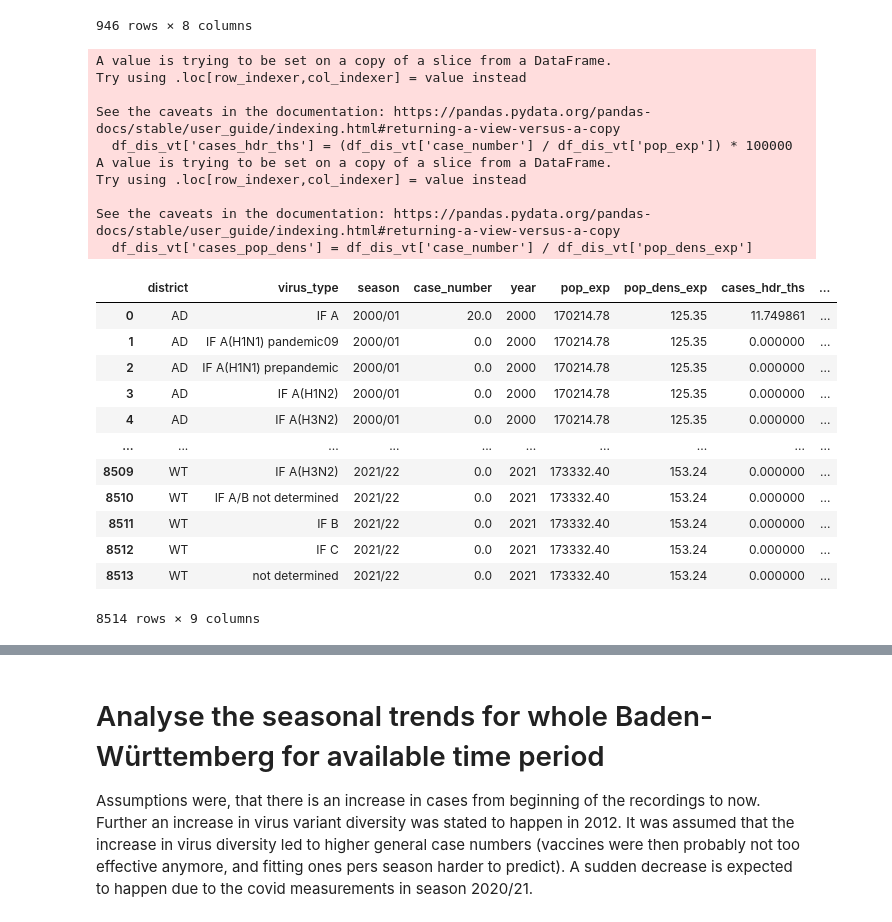
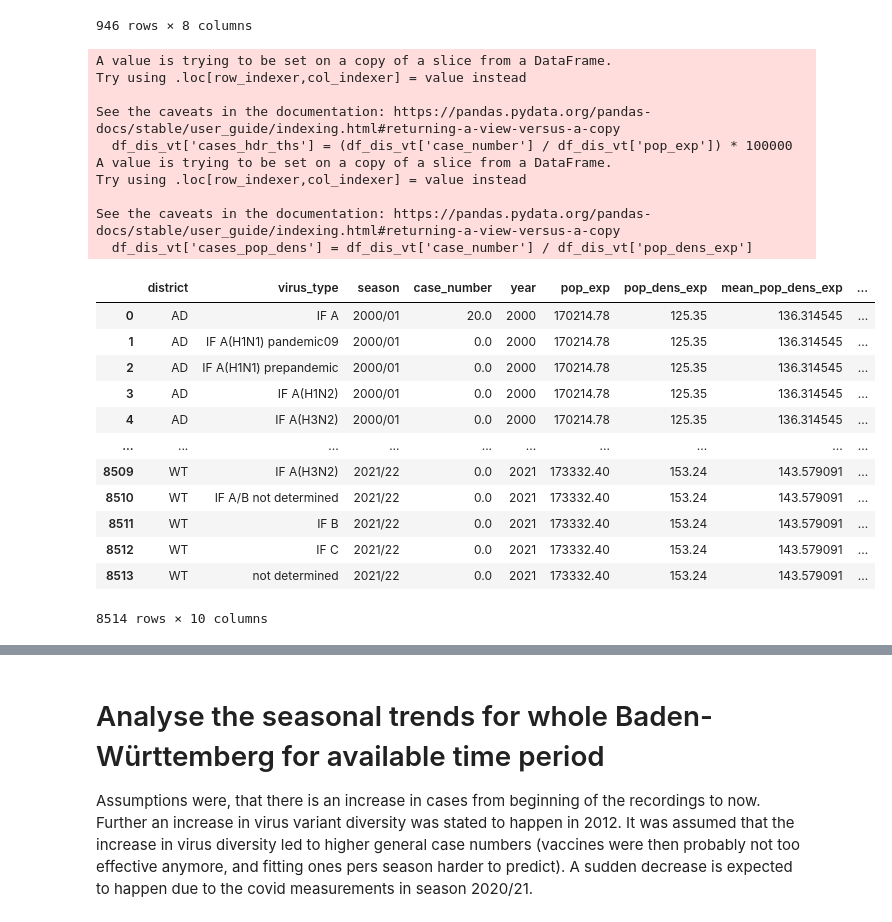
Before and after one commit to ChiaraBecht/programming_1_influenza, a Jupyter notebook: analysis/Final_assignment_Data_Analysis.ipynb, the cells around one changed output, grey strips where cells are left out. Cells and saved outputs as stored; diff of their text form; code cells hidden in the pictures.

```diff
--- a/analysis/Final_assignment_Data_Analysis.ipynb
+++ b/analysis/Final_assignment_Data_Analysis.ipynb
@@ -156,35 +156,35 @@ df_dis
 946 rows × 8 columns
 # %%
 # district level per virus type
-df_dis_vt = df[['district', 'virus_type', 'season', 'case_number', 'year', 'pop_exp', 'pop_dens_exp']]
+df_dis_vt = df[['district', 'virus_type', 'season', 'case_number', 'year', 'pop_exp', 'pop_dens_exp', 'mean_pop_dens_exp']]
 
 # calculate case numbers per 100.000 inhabitants
 df_dis_vt['cases_hdr_ths'] = (df_dis_vt['case_number'] / df_dis_vt['pop_exp']) * 100000
 
 # calculate case numbers per population density
 df_dis_vt['cases_pop_dens'] = df_dis_vt['case_number'] / df_dis_vt['pop_dens_exp']
 df_dis_vt
 # %% [output]
 A value is trying to be set on a copy of a slice from a DataFrame.
 Try using .loc[row_indexer,col_indexer] = value instead
 
 See the caveats in the documentation: https://pandas.pydata.org/pandas-docs/stable/user_guide/indexing.html#returning-a-view-versus-a-copy
   df_dis_vt['cases_hdr_ths'] = (df_dis_vt['case_number'] / df_dis_vt['pop_exp']) * 100000
 A value is trying to be set on a copy of a slice from a DataFrame.
 Try using .loc[row_indexer,col_indexer] = value instead
 
 See the caveats in the documentation: https://pandas.pydata.org/pandas-docs/stable/user_guide/indexing.html#returning-a-view-versus-a-copy
   df_dis_vt['cases_pop_dens'] = df_dis_vt['case_number'] / df_dis_vt['pop_dens_exp']
-|  | district | virus_type | season | case_number | year | pop_exp | pop_dens_exp | cases_hdr_ths | ... |
-| 0 | AD | IF A | 2000/01 | 20.0 | 2000 | 170214.78 | 125.35 | 11.749861 | ... |
-| 1 | AD | IF A(H1N1) pandemic09 | 2000/01 | 0.0 | 2000 | 170214.78 | 125.35 | 0.000000 | ... |
-| 2 | AD | IF A(H1N1) prepandemic | 2000/01 | 0.0 | 2000 | 170214.78 | 125.35 | 0.000000 | ... |
-| 3 | AD | IF A(H1N2) | 2000/01 | 0.0 | 2000 | 170214.78 | 125.35 | 0.000000 | ... |
-| 4 | AD | IF A(H3N2) | 2000/01 | 0.0 | 2000 | 170214.78 | 125.35 | 0.000000 | ... |
+|  | district | virus_type | season | case_number | year | pop_exp | pop_dens_exp | mean_pop_dens_exp | ... |
+| 0 | AD | IF A | 2000/01 | 20.0 | 2000 | 170214.78 | 125.35 | 136.314545 | ... |
+| 1 | AD | IF A(H1N1) pandemic09 | 2000/01 | 0.0 | 2000 | 170214.78 | 125.35 | 136.314545 | ... |
+| 2 | AD | IF A(H1N1) prepandemic | 2000/01 | 0.0 | 2000 | 170214.78 | 125.35 | 136.314545 | ... |
+| 3 | AD | IF A(H1N2) | 2000/01 | 0.0 | 2000 | 170214.78 | 125.35 | 136.314545 | ... |
+| 4 | AD | IF A(H3N2) | 2000/01 | 0.0 | 2000 | 170214.78 | 125.35 | 136.314545 | ... |
 | ... | ... | ... | ... | ... | ... | ... | ... | ... | ... |
-| 8509 | WT | IF A(H3N2) | 2021/22 | 0.0 | 2021 | 173332.40 | 153.24 | 0.000000 | ... |
-| 8510 | WT | IF A/B not determined | 2021/22 | 0.0 | 2021 | 173332.40 | 153.24 | 0.000000 | ... |
-| 8511 | WT | IF B | 2021/22 | 0.0 | 2021 | 173332.40 | 153.24 | 0.000000 | ... |
-| 8512 | WT | IF C | 2021/22 | 0.0 | 2021 | 173332.40 | 153.24 | 0.000000 | ... |
-| 8513 | WT | not determined | 2021/22 | 0.0 | 2021 | 173332.40 | 153.24 | 0.000000 | ... |
+| 8509 | WT | IF A(H3N2) | 2021/22 | 0.0 | 2021 | 173332.40 | 153.24 | 143.579091 | ... |
+| 8510 | WT | IF A/B not determined | 2021/22 | 0.0 | 2021 | 173332.40 | 153.24 | 143.579091 | ... |
+| 8511 | WT | IF B | 2021/22 | 0.0 | 2021 | 173332.40 | 153.24 | 143.579091 | ... |
+| 8512 | WT | IF C | 2021/22 | 0.0 | 2021 | 173332.40 | 153.24 | 143.579091 | ... |
+| 8513 | WT | not determined | 2021/22 | 0.0 | 2021 | 173332.40 | 153.24 | 143.579091 | ... |
-8514 rows × 9 columns
+8514 rows × 10 columns
```
Also changed, not shown: parts of 23 cells of this notebook.
